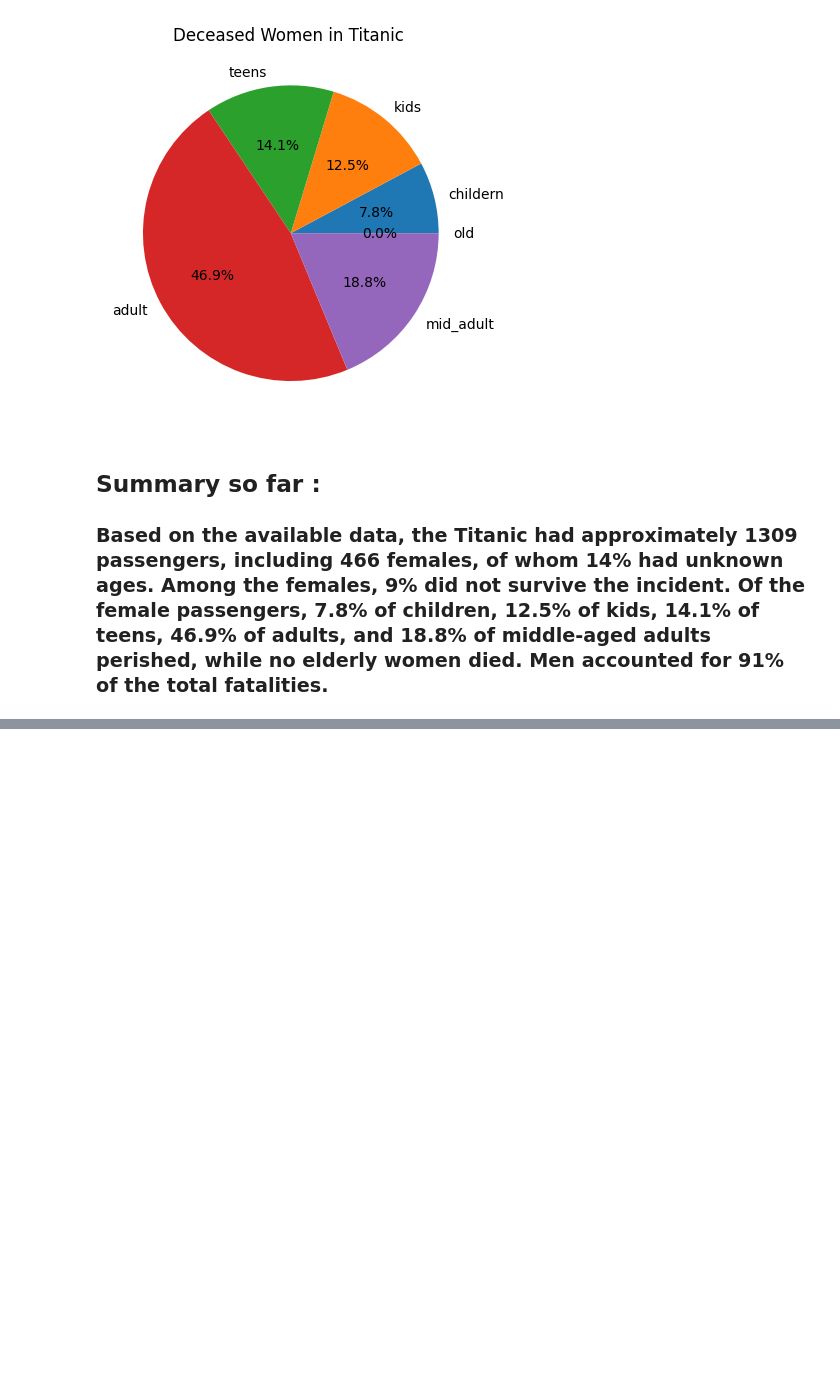
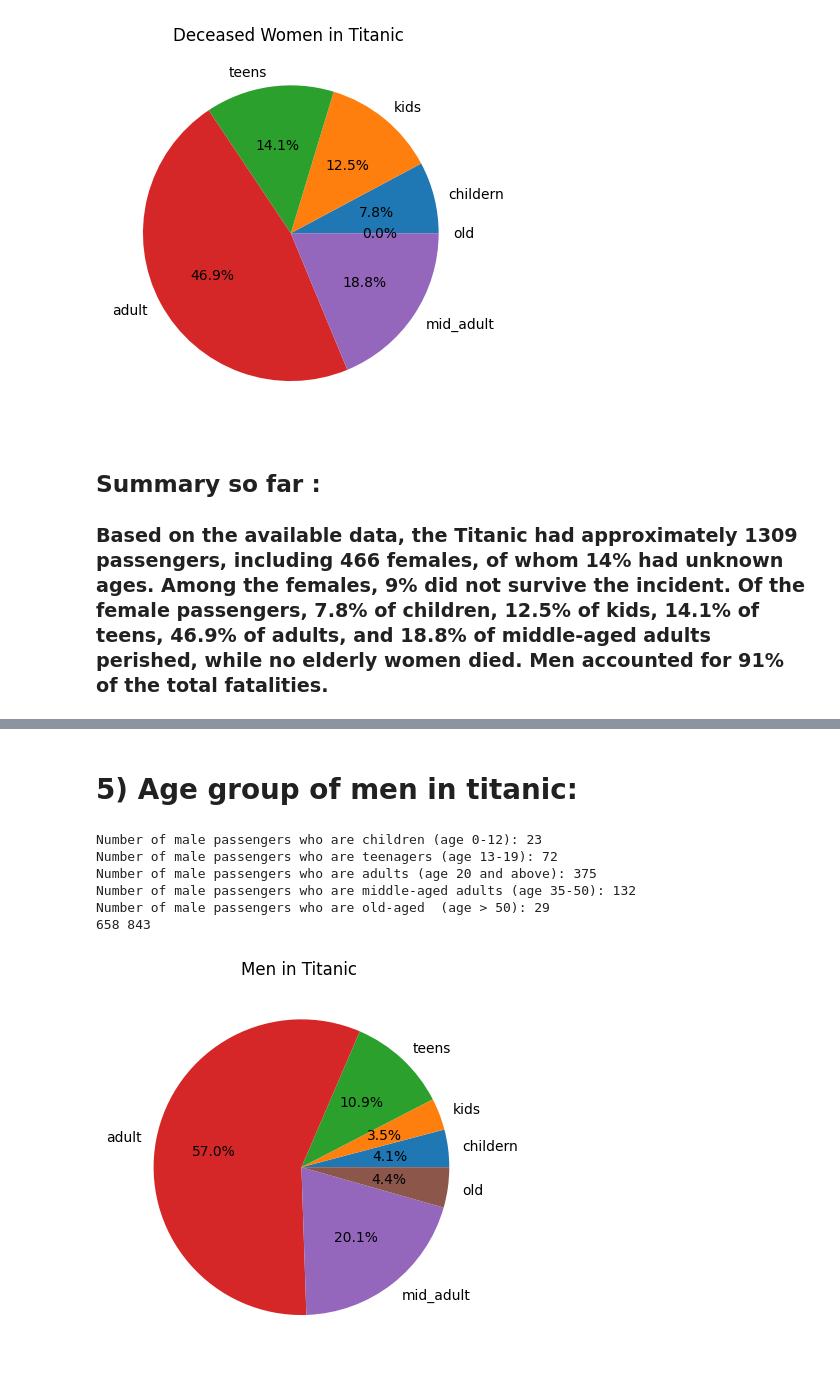
Before and after one commit to bilaalmunir/PRODIGY-DS-02, a Jupyter notebook: Prodigy-ds-02.ipynb, the cells around one changed output, grey strips where cells are left out. Drawn from its saved outputs; the diff is of its cells as text; code cells hidden in the pictures; blank space fills up the shorter version.

Commit message:
age groups of men

```diff
--- a/Prodigy-ds-02.ipynb
+++ b/Prodigy-ds-02.ipynb
@@ -199,3 +199,7 @@ plt.show()
 # %% [markdown]
 ## Summary so far :
 ### Based on the available data, the Titanic had approximately 1309 passengers, including 466 females, of whom 14% had unknown ages. Among the females, 9% did not survive the incident. Of the female passengers, 7.8% of children, 12.5% of kids, 14.1% of teens, 46.9% of adults, and 18.8% of middle-aged adults perished, while no elderly women died. Men accounted for 91% of the total fatalities.
+# %%
+male_passengers_data = titanic_new[titanic_new['Sex'] == 'male']
+male_passengers_count = male_passengers_data['PassengerId'].count()
+male_passengers_data
@@ -201,0 +220,39 @@ plt.show()
+# %% [markdown]
+# 5) Age group of men in titanic:
+# %%
+male_passengers_childern = male_passengers_data[(male_passengers_data['Age'] >= 0) & (male_passengers_data['Age'] < 5)]
+male_passengers_kids = male_passengers_data[(male_passengers_data['Age'] > 4) & (male_passengers_data['Age'] < 13)]
+male_passengers_teen = male_passengers_data[(male_passengers_data['Age'] > 12) & (male_passengers_data['Age'] < 20)]
+male_passengers_adult = male_passengers_data[(male_passengers_data['Age'] > 19) & (male_passengers_data['Age'] < 40)]
+male_passengers_madult = male_passengers_data[(male_passengers_data['Age'] > 39) & (male_passengers_data['Age'] < 60)]
+male_passengers_old = male_passengers_data[male_passengers_data['Age'] > 59]
+# %%
+male_passengers_childern_count = male_passengers_childern['PassengerId'].count()
+male_passengers_kids_count = male_passengers_kids['PassengerId'].count()
+male_passengers_teen_count = male_passengers_teen['PassengerId'].count()
+male_passengers_adult_count = male_passengers_adult['PassengerId'].count()
+male_passengers_madult_count = male_passengers_madult['PassengerId'].count()
+male_passengers_old_count = male_passengers_old['PassengerId'].count()
+# %%
+print("Number of male passengers who are children (age 0-12):", male_passengers_kids_count)
+print("Number of male passengers who are teenagers (age 13-19):", male_passengers_teen_count)
+print("Number of male passengers who are adults (age 20 and above):", male_passengers_adult_count)
+print("Number of male passengers who are middle-aged adults (age 35-50):", male_passengers_madult_count)
+print("Number of male passengers who are old-aged  (age > 50):", male_passengers_old_count)
+adding = male_passengers_kids_count+male_passengers_adult_count+male_passengers_madult_count + male_passengers_childern_count+male_passengers_teen_count+male_passengers_old_count
+print(adding , male_passengers_count)
+# %% [output]
+Number of male passengers who are children (age 0-12): 23
+Number of male passengers who are teenagers (age 13-19): 72
+Number of male passengers who are adults (age 20 and above): 375
+Number of male passengers who are middle-aged adults (age 35-50): 132
+Number of male passengers who are old-aged  (age > 50): 29
+658 843
+# %%
+male_age_groups = np.array([male_passengers_childern_count,male_passengers_kids_count,male_passengers_teen_count,male_passengers_adult_count,male_passengers_madult_count,male_passengers_old_count])
+labelss = ["childern","kids","teens","adult","mid_adult","old"]
+plt.pie(male_age_groups, labels=labelss, autopct='%1.1f%%')
+plt.title('Men in Titanic ')
+plt.show()
+# %% [output]
+[figure, added]
```
Also changed, not shown: parts of 1 cell of this notebook.
